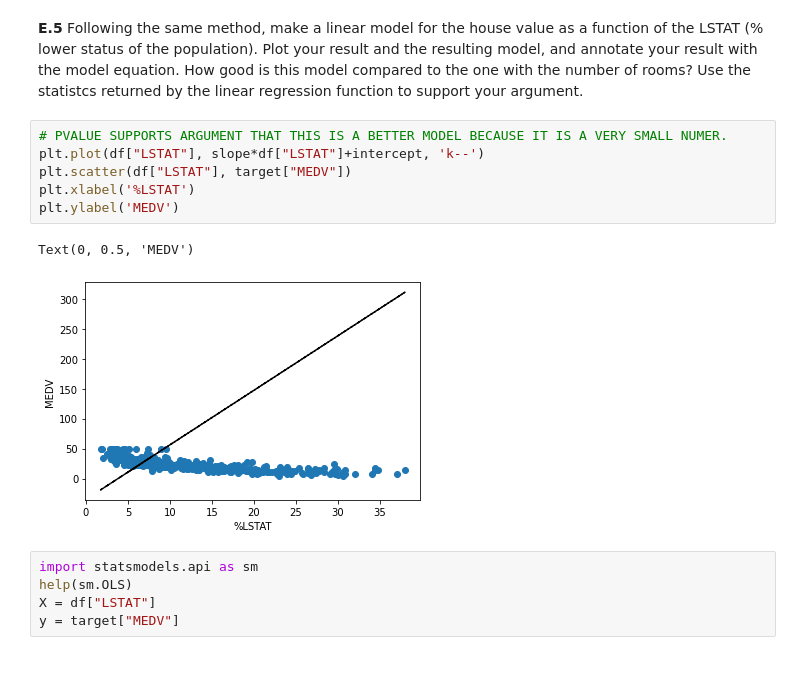
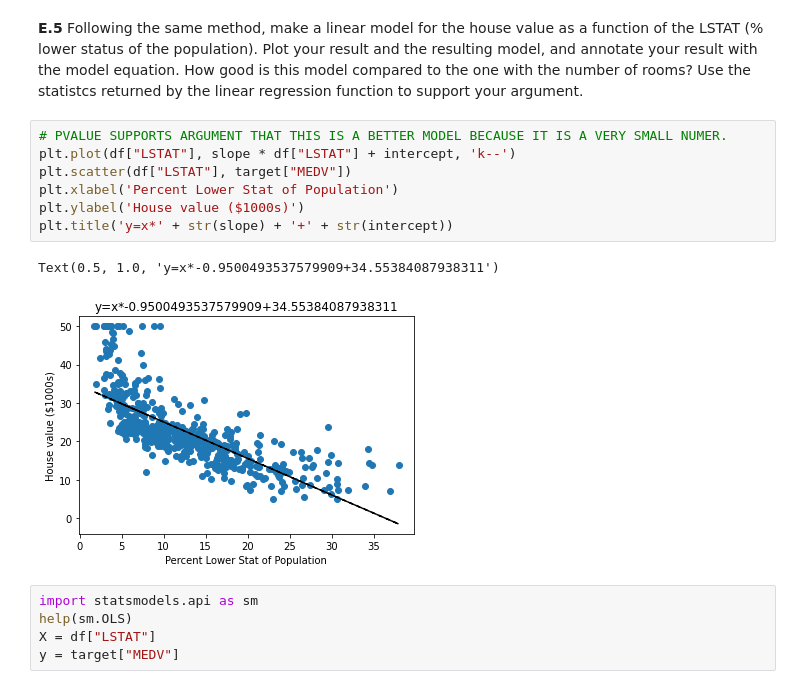
Before and after one commit to chsharrison/IntroSciComp_S2021, a Jupyter notebook: Tovar_Reyna/Tovar_Lab10.2_correlation_line_fitting.ipynb, the cells around one changed output. Drawn from its saved outputs; the diff is of its cells as text.

```diff
--- a/Tovar_Reyna/Tovar_Lab10.2_correlation_line_fitting.ipynb
+++ b/Tovar_Reyna/Tovar_Lab10.2_correlation_line_fitting.ipynb
@@ -470,13 +494,14 @@ array([[1.        , 0.69535995],
 **E.5** Following the same method, make a linear model for the house value as a function of the LSTAT (% lower status of the population). Plot your result and the resulting model, and annotate your result with the model equation. How good is this model compared to the one with the number of rooms? Use the statistcs returned by the linear regression function to support your argument.
 # %%
 # PVALUE SUPPORTS ARGUMENT THAT THIS IS A BETTER MODEL BECAUSE IT IS A VERY SMALL NUMER.
-plt.plot(df["LSTAT"], slope*df["LSTAT"]+intercept, 'k--')
+plt.plot(df["LSTAT"], slope * df["LSTAT"] + intercept, 'k--')
 plt.scatter(df["LSTAT"], target["MEDV"])
-plt.xlabel('%LSTAT')
-plt.ylabel('MEDV')
+plt.xlabel('Percent Lower Stat of Population')
+plt.ylabel('House value ($1000s)')
+plt.title('y=x*' + str(slope) + '+' + str(intercept))
 # %% [output]
-Text(0, 0.5, 'MEDV')
+Text(0.5, 1.0, 'y=x*-0.9500493537579909+34.55384087938311')
-[figure, old version]
+[figure, new version]
 # %%
 import statsmodels.api as sm
 help(sm.OLS)
```
Also changed, not shown: parts of 19 cells of this notebook.
